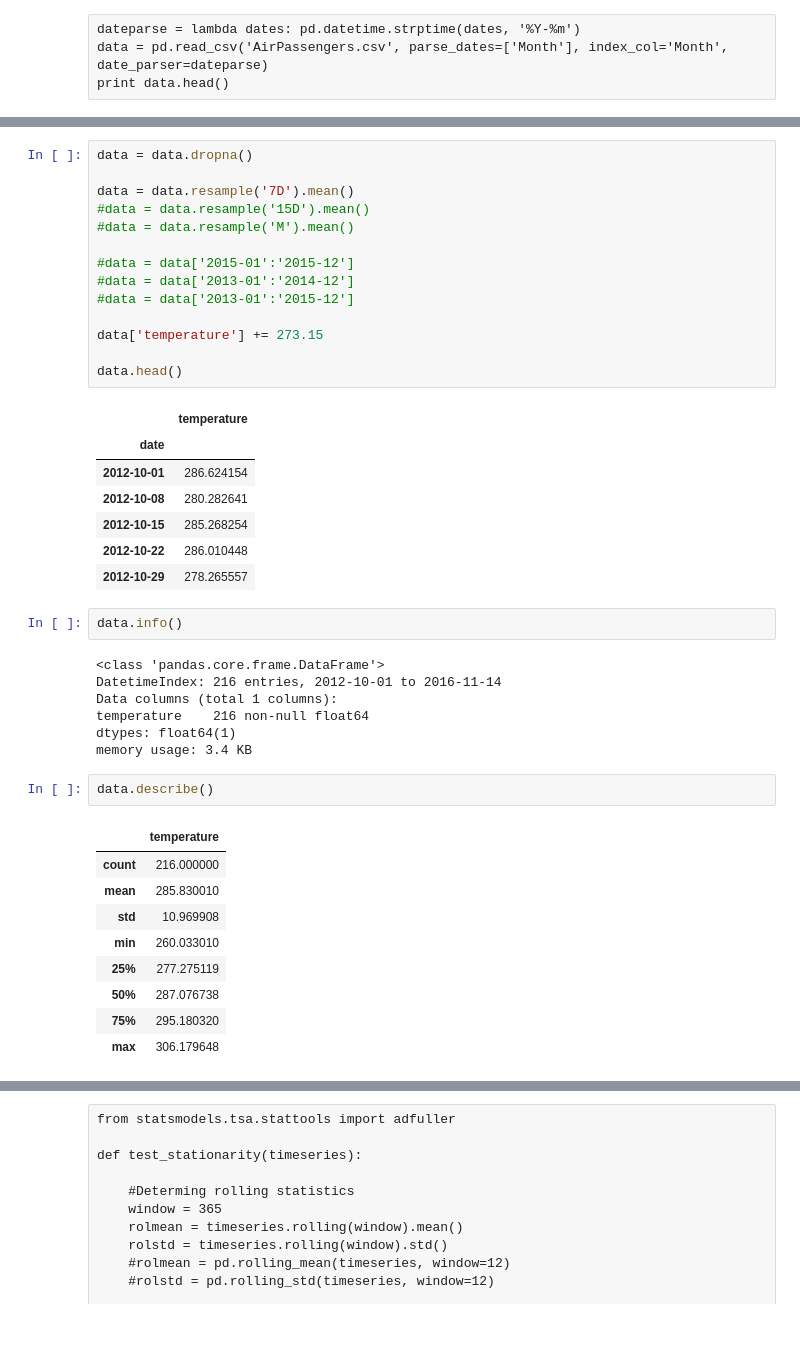
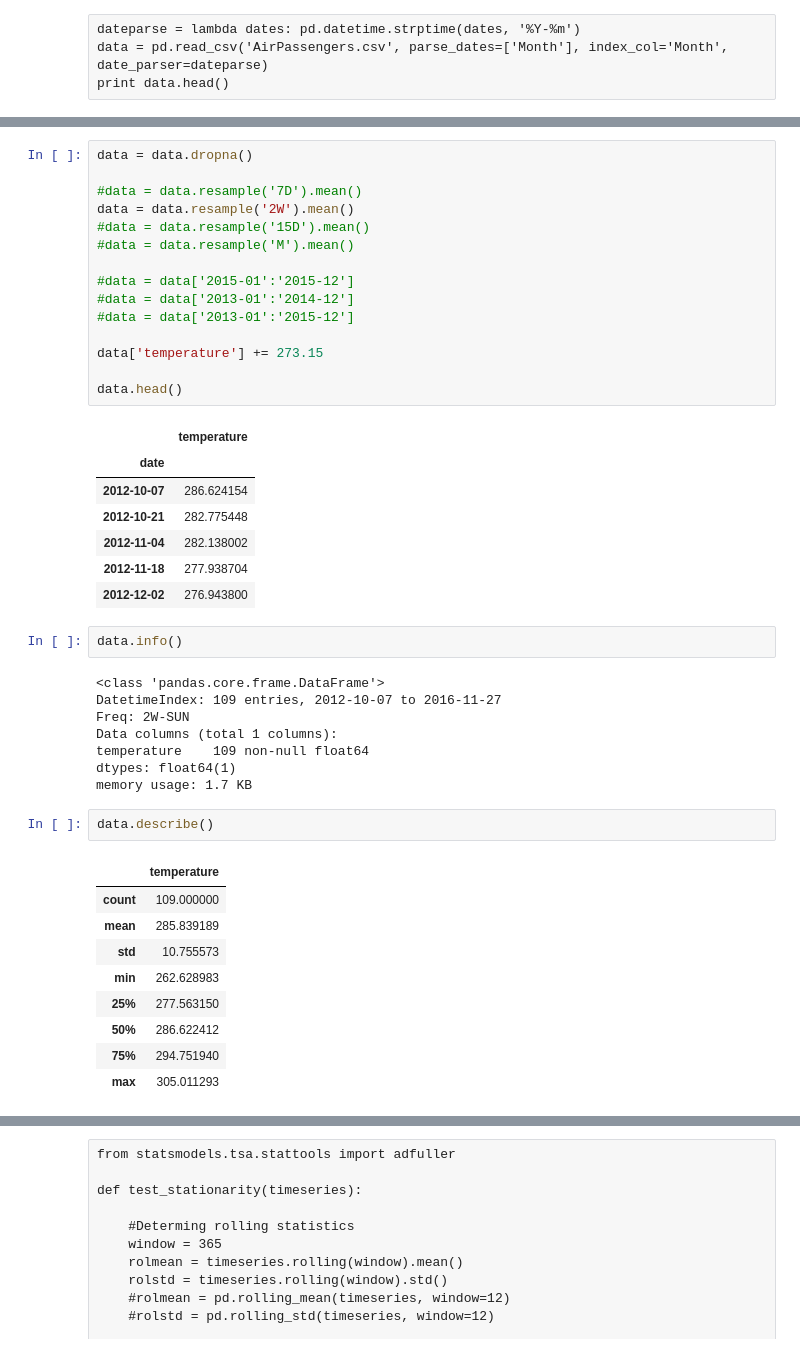
Before and after one commit to hjort/ai-labs, a Jupyter notebook: kaggle/serpro-weather/Weather - 4 Previsão com StatsModels.ipynb, the cells around one changed output, grey strips where cells are left out. Saved outputs shown, nothing was run; the diff lists cells and outputs as text.

```diff
--- a/kaggle/serpro-weather/Weather - 4 Previsão com StatsModels.ipynb
+++ b/kaggle/serpro-weather/Weather - 4 Previsão com StatsModels.ipynb
@@ -61,46 +51,48 @@ Index:
 # %%
 data = data.dropna()
 
-data = data.resample('7D').mean()
+#data = data.resample('7D').mean()
+data = data.resample('2W').mean()
 #data = data.resample('15D').mean()
 #data = data.resample('M').mean()
 
 #data = data['2015-01':'2015-12']
 #data = data['2013-01':'2014-12']
 #data = data['2013-01':'2015-12']
 
 data['temperature'] += 273.15
 
 data.head()
 # %% [output]
 |  | temperature |
 | date |  |
-| 2012-10-01 | 286.624154 |
-| 2012-10-08 | 280.282641 |
-| 2012-10-15 | 285.268254 |
-| 2012-10-22 | 286.010448 |
-| 2012-10-29 | 278.265557 |
+| 2012-10-07 | 286.624154 |
+| 2012-10-21 | 282.775448 |
+| 2012-11-04 | 282.138002 |
+| 2012-11-18 | 277.938704 |
+| 2012-12-02 | 276.943800 |
 # %%
 data.info()
 # %% [output]
 <class 'pandas.core.frame.DataFrame'>
-DatetimeIndex: 216 entries, 2012-10-01 to 2016-11-14
+DatetimeIndex: 109 entries, 2012-10-07 to 2016-11-27
+Freq: 2W-SUN
 Data columns (total 1 columns):
-temperature    216 non-null float64
+temperature    109 non-null float64
 dtypes: float64(1)
-memory usage: 3.4 KB
+memory usage: 1.7 KB
 # %%
 data.describe()
 # %% [output]
 |  | temperature |
-| count | 216.000000 |
-| mean | 285.830010 |
-| std | 10.969908 |
-| min | 260.033010 |
-| 25% | 277.275119 |
-| 50% | 287.076738 |
-| 75% | 295.180320 |
-| max | 306.179648 |
+| count | 109.000000 |
+| mean | 285.839189 |
+| std | 10.755573 |
+| min | 262.628983 |
+| 25% | 277.563150 |
+| 50% | 286.622412 |
+| 75% | 294.751940 |
+| max | 305.011293 |
 # %%
 ts = data['temperature']
 
```
Also changed, not shown: parts of 24 cells of this notebook, 3 other files.
